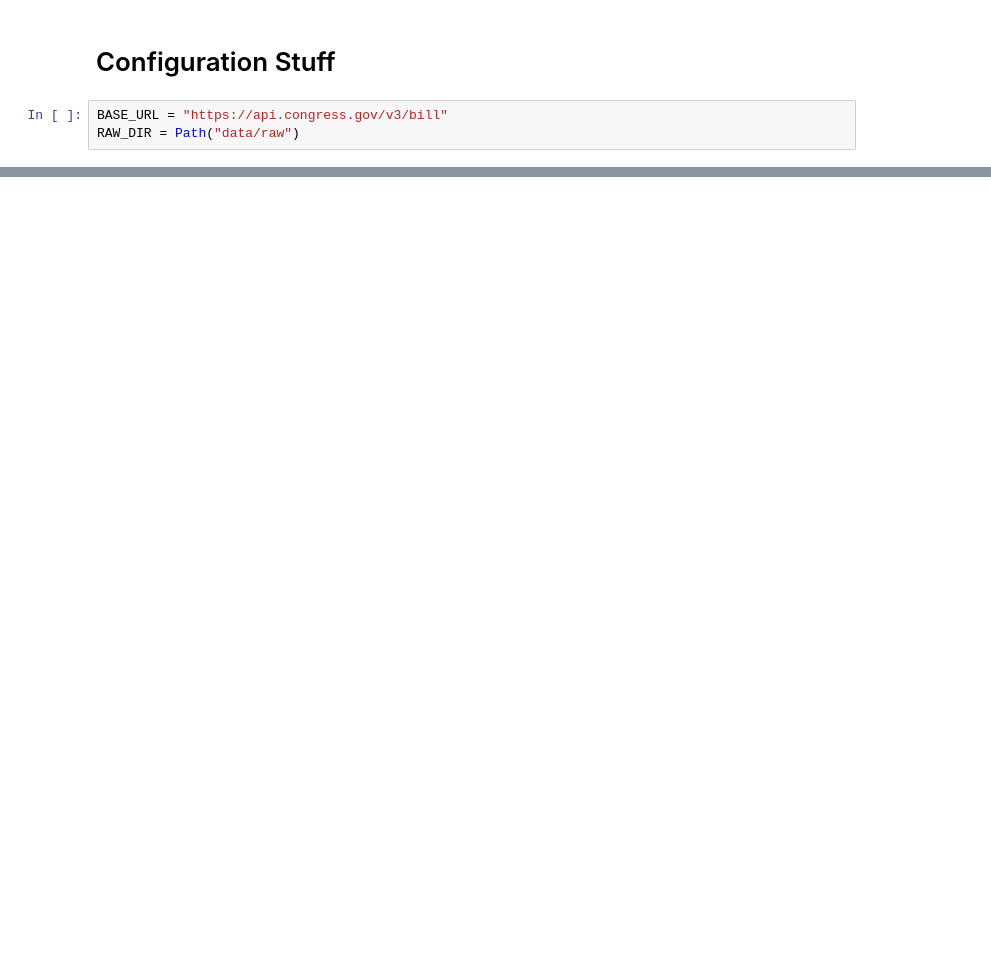
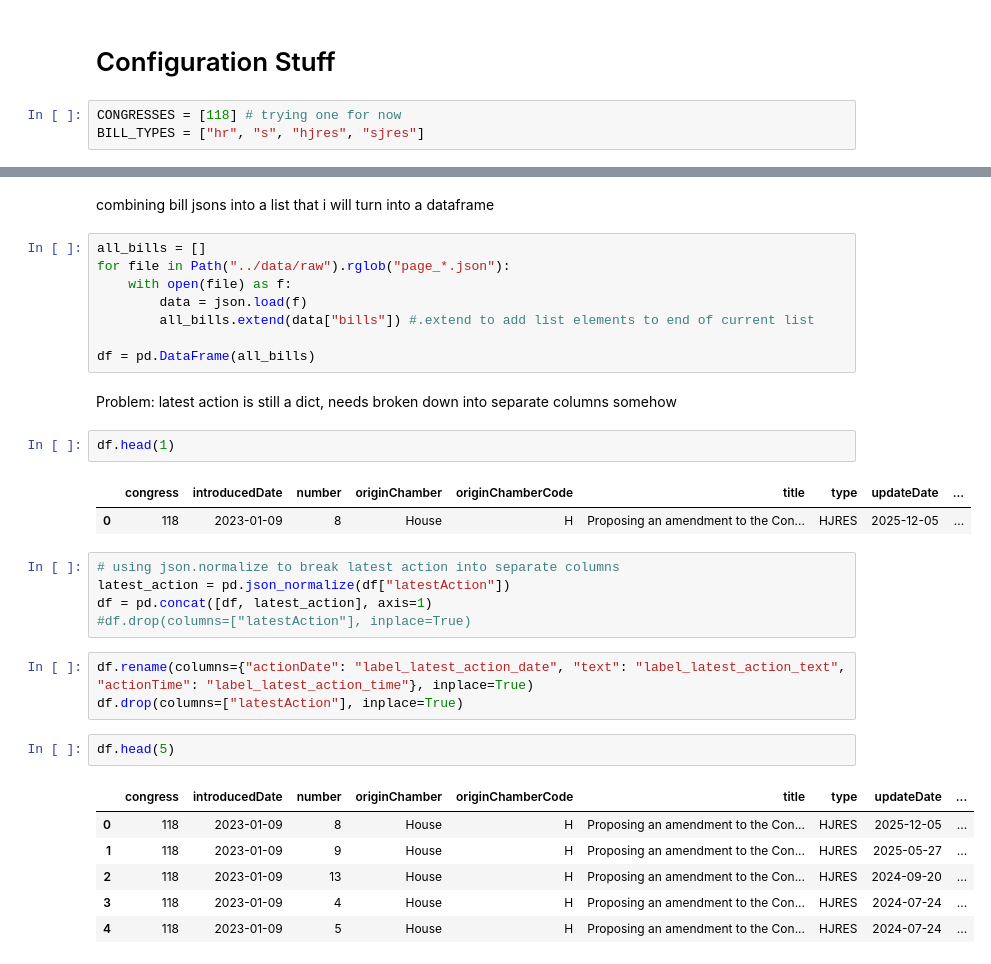
Before and after one commit to evanblizzard/ds_6021_final_project, a Jupyter notebook: Notebooks/01_data_acquisition.ipynb, the cells around one changed output, grey strips where cells are left out. Drawn from its saved outputs; the diff is of its cells as text; blank space fills up the shorter version.

```diff
--- a/Notebooks/01_data_acquisition.ipynb
+++ b/Notebooks/01_data_acquisition.ipynb
@@ -46,5 +30,5 @@ json_data
 # %% [markdown]
 # Configuration Stuff
 # %%
-BASE_URL = "https://api.congress.gov/v3/bill"
-RAW_DIR = Path("data/raw")
+CONGRESSES = [118] # trying one for now
+BILL_TYPES = ["hr", "s", "hjres", "sjres"]
@@ -50,0 +87,34 @@ RAW_DIR = Path("data/raw")
+# %% [markdown]
+combining bill jsons into a list that i will turn into a dataframe
+# %%
+all_bills = []
+for file in Path("../data/raw").rglob("page_*.json"):
+    with open(file) as f:
+        data = json.load(f)
+        all_bills.extend(data["bills"]) #.extend to add list elements to end of current list
+
+df = pd.DataFrame(all_bills)
+# %% [markdown]
+Problem: latest action is still a dict, needs broken down into separate columns somehow
+# %%
+df.head(1)
+# %% [output]
+|  | congress | introducedDate | number | originChamber | originChamberCode | title | type | updateDate | ... |
+| 0 | 118 | 2023-01-09 | 8 | House | H | Proposing an amendment to the Con... | HJRES | 2025-12-05 | ... |
+# %%
+# using json.normalize to break latest action into separate columns
+latest_action = pd.json_normalize(df["latestAction"])
+df = pd.concat([df, latest_action], axis=1)
+#df.drop(columns=["latestAction"], inplace=True)
+# %%
+df.rename(columns={"actionDate": "label_latest_action_date", "text": "label_latest_action_text", "actionTime": "label_latest_action_time"}, inplace=True)
+df.drop(columns=["latestAction"], inplace=True)
+# %%
+df.head(5)
+# %% [output]
+|  | congress | introducedDate | number | originChamber | originChamberCode | title | type | updateDate | ... |
+| 0 | 118 | 2023-01-09 | 8 | House | H | Proposing an amendment to the Con... | HJRES | 2025-12-05 | ... |
+| 1 | 118 | 2023-01-09 | 9 | House | H | Proposing an amendment to the Con... | HJRES | 2025-05-27 | ... |
+| 2 | 118 | 2023-01-09 | 13 | House | H | Proposing an amendment to the Con... | HJRES | 2024-09-20 | ... |
+| 3 | 118 | 2023-01-09 | 4 | House | H | Proposing an amendment to the Con... | HJRES | 2024-07-24 | ... |
+| 4 | 118 | 2023-01-09 | 5 | House | H | Proposing an amendment to the Con... | HJRES | 2024-07-24 | ... |
```
Also changed, not shown: parts of 13 cells of this notebook.
